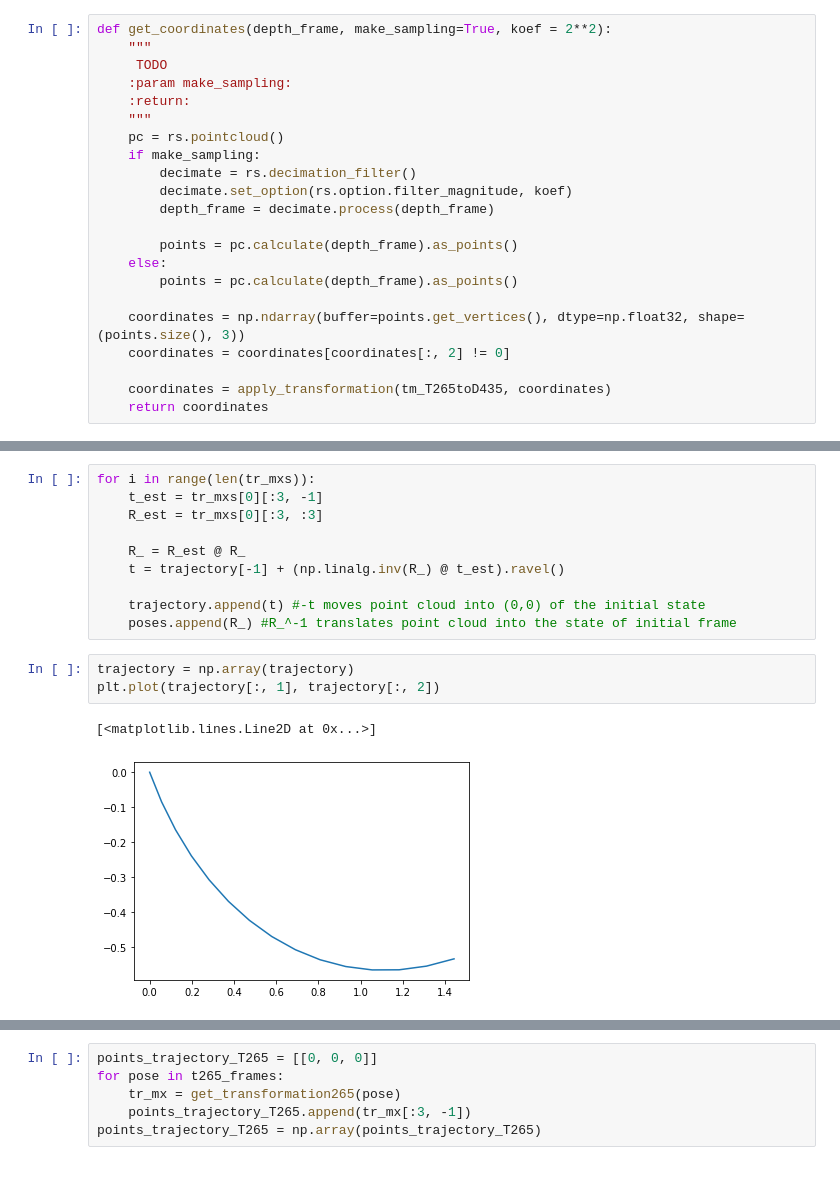
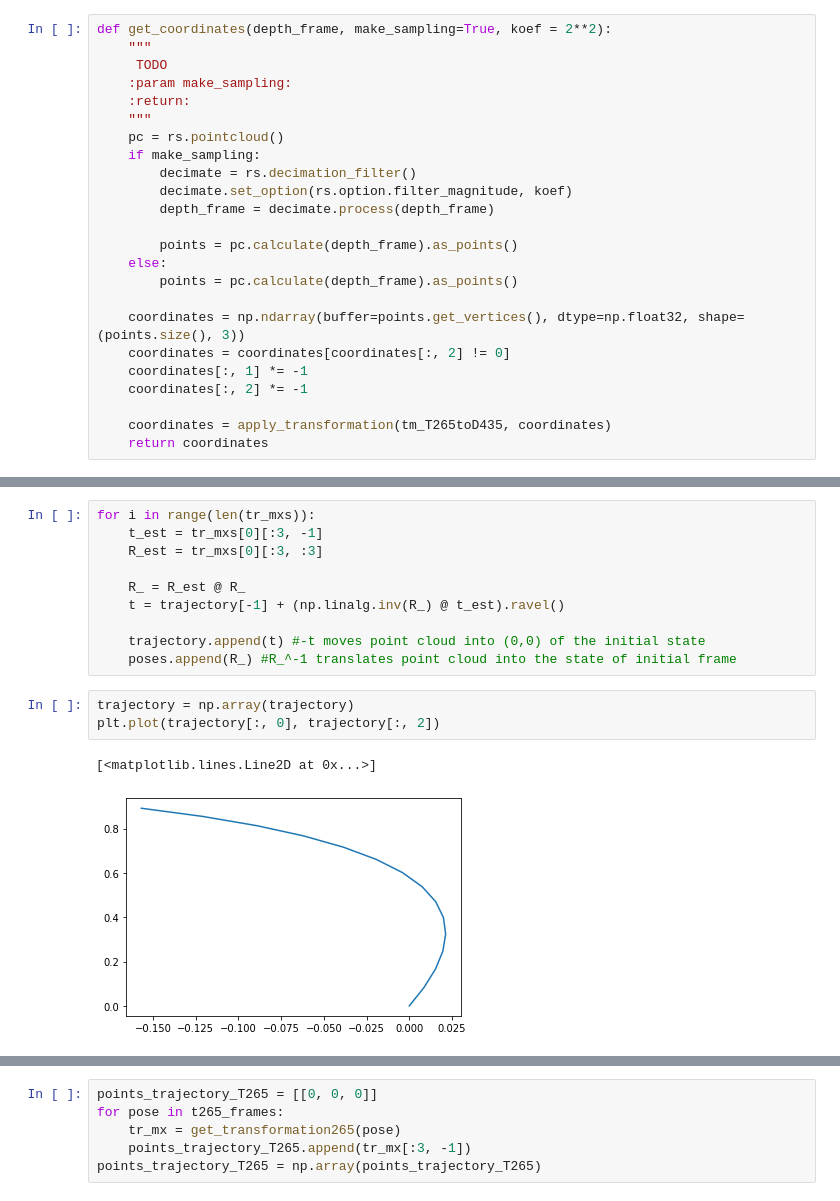
Before and after one commit to IlinValery/realsense_localization_depth_to_map, a Jupyter notebook: notebooks/Frames_analisys_Zainulina.ipynb, the cells around one changed output, grey strips where cells are left out. Cells and saved outputs as stored; diff of their text form.

```diff
--- a/notebooks/Frames_analisys_Zainulina.ipynb
+++ b/notebooks/Frames_analisys_Zainulina.ipynb
@@ -221,6 +221,8 @@ def get_coordinates(depth_frame, make_sampling=True, koef = 2**2):
 
     coordinates = np.ndarray(buffer=points.get_vertices(), dtype=np.float32, shape=(points.size(), 3))
     coordinates = coordinates[coordinates[:, 2] != 0]
+    coordinates[:, 1] *= -1
+    coordinates[:, 2] *= -1
 
     coordinates = apply_transformation(tm_T265toD435, coordinates)
     return coordinates
@@ -393,10 +430,10 @@ for i in range(len(tr_mxs)):
     poses.append(R_) #R_^-1 translates point cloud into the state of initial frame
 # %%
 trajectory = np.array(trajectory)
-plt.plot(trajectory[:, 1], trajectory[:, 2])
+plt.plot(trajectory[:, 0], trajectory[:, 2])
 # %% [output]
 [<matplotlib.lines.Line2D at 0x...>]
-[figure, old version]
+[figure, new version]
 # %%
 poses
 # %% [output]
```
Also changed, not shown: parts of 54 cells of this notebook.
